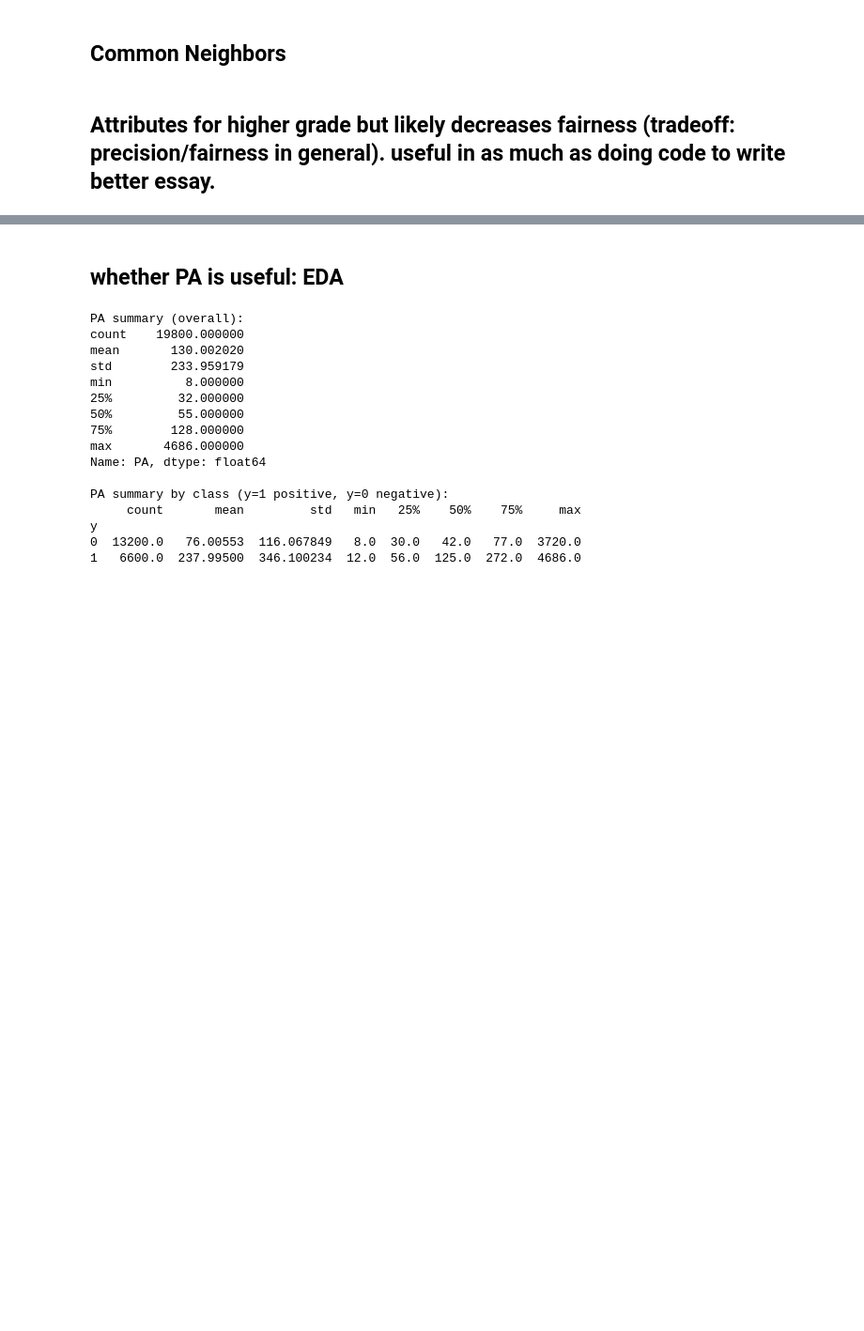
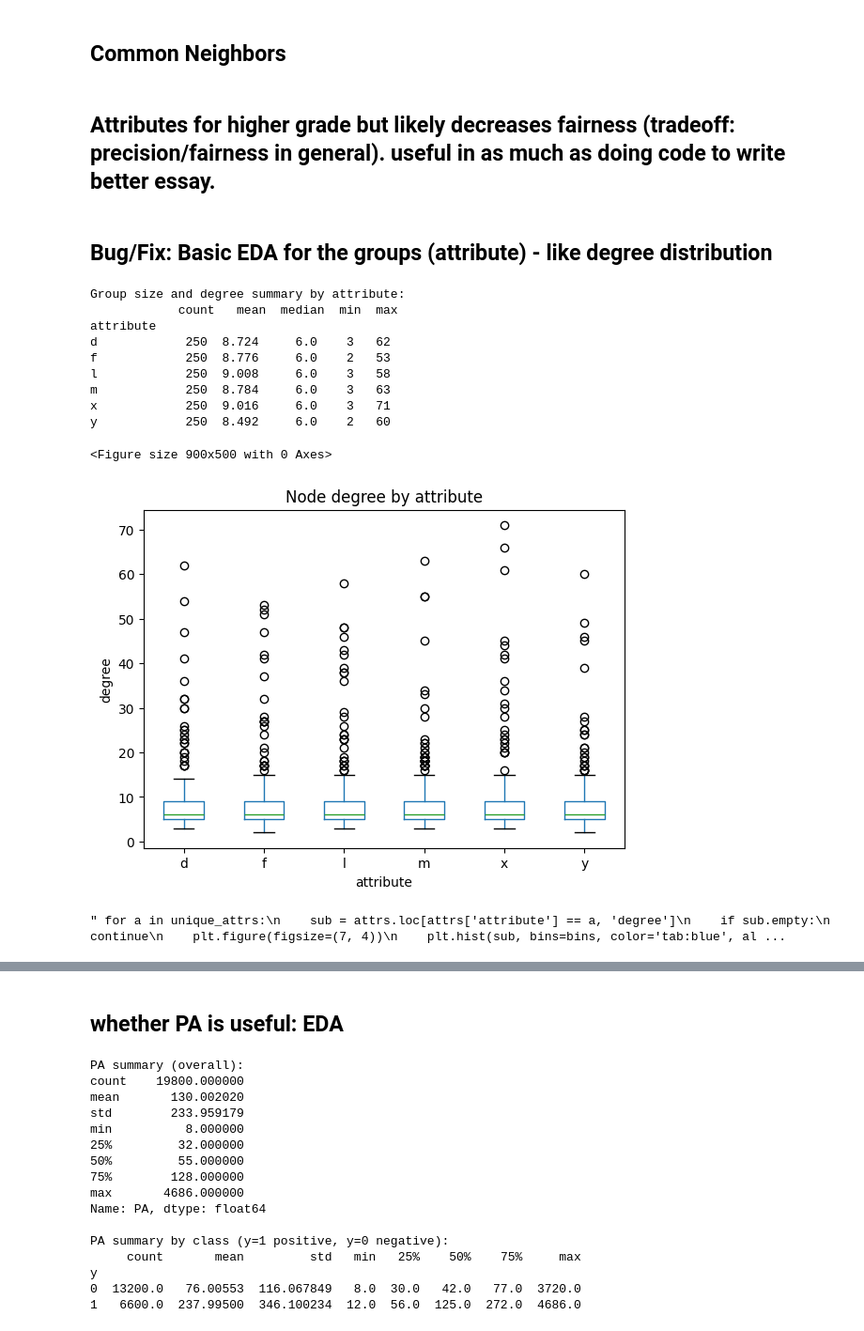
Before and after one commit to ursumarius/Link-predict-social-netw-fairness, a Jupyter notebook: fair-link-prediction-social-network.ipynb, the cells around one changed output, grey strips where cells are left out. Shown at 94% size. Cells and saved outputs as stored; diff of their text form; code cells hidden in the pictures; blank space fills up the shorter version.

```diff
--- a/fair-link-prediction-social-network.ipynb
+++ b/fair-link-prediction-social-network.ipynb
@@ -412,3 +414,68 @@ Hint: try completing the triangle.
 ## Attributes for higher grade but likely decreases fairness (tradeoff: precision/fairness in general). useful in as much as doing code to write better essay.
 # %%
 ## CN
+# %% [markdown]
+## Bug/Fix: Basic EDA for the groups (attribute) - like degree distribution
+# %%
+# EDA on attributes: degree distribution per node and per attribute group
+import pandas as pd
+import numpy as np
+import matplotlib.pyplot as plt
+
+# 1) Load attributes
+attrs_path = 'datasets/attributes.csv'
+attrs = pd.read_csv(attrs_path, dtype={'ID': 'int64', 'attribute': 'category'})
+
+# 2) Map node degree from G onto the attributes table
+if 'G' not in globals():
+    raise RuntimeError("Graph G not found. Please run the earlier cells that construct G.")
+
+deg_dict = dict(G.degree())
+attrs['degree'] = attrs['ID'].map(deg_dict).fillna(0).astype(int)
+
+# Quick summary by attribute
+summary = attrs.groupby('attribute')['degree'].agg(['count', 'mean', 'median', 'min', 'max']).sort_values('count', ascending=False)
+print("Group size and degree summary by attribute:\n", summary)
+
+# 3) Boxplot of degree by attribute
+plt.figure(figsize=(9, 5))
+attrs.boxplot(column='degree', by='attribute', grid=False)
+plt.title('Node degree by attribute')
+plt.suptitle('')  # remove automatic suptitle from pandas
+plt.xlabel('attribute')
+plt.ylabel('degree')
+plt.show()
+
+# 4) Individual histograms per attribute
+unique_attrs = list(attrs['attribute'].cat.categories) if hasattr(attrs['attribute'], 'cat') else sorted(attrs['attribute'].unique())
+
+# Use consistent bins across groups for comparability
+max_deg = int(attrs['degree'].max())
+bins = min(40, max(10, max_deg + 1))  # cap to avoid too many empty bins
+
+""" for a in unique_attrs:
+    sub = attrs.loc[attrs['attribute'] == a, 'degree']
+    if sub.empty:
+        continue
+    plt.figure(figsize=(7, 4))
+    plt.hist(sub, bins=bins, color='tab:blue', alpha=0.8, edgecolor='black')
+    plt.title(f'Degree distribution — attribute = {a} (n={len(sub)})')
+    plt.xlabel('degree')
+    plt.ylabel('count')
+    plt.tight_layout()
+    plt.show() """
+
+#individual histograms are very similar. as boxplot shows.
+# %% [output]
+Group size and degree summary by attribute:
+            count   mean  median  min  max
+attribute
+d            250  8.724     6.0    3   62
+f            250  8.776     6.0    2   53
+l            250  9.008     6.0    3   58
+m            250  8.784     6.0    3   63
+x            250  9.016     6.0    3   71
+y            250  8.492     6.0    2   60
+<Figure size 900x500 with 0 Axes>
+[figure, added]
+" for a in unique_attrs:\n    sub = attrs.loc[attrs['attribute'] == a, 'degree']\n    if sub.empty:\n        continue\n    plt.figure(figsize=(7, 4))\n    plt.hist(sub, bins=bins, color='tab:blue', al ...
```
Also changed, not shown: parts of 12 cells of this notebook, 5 other files.
